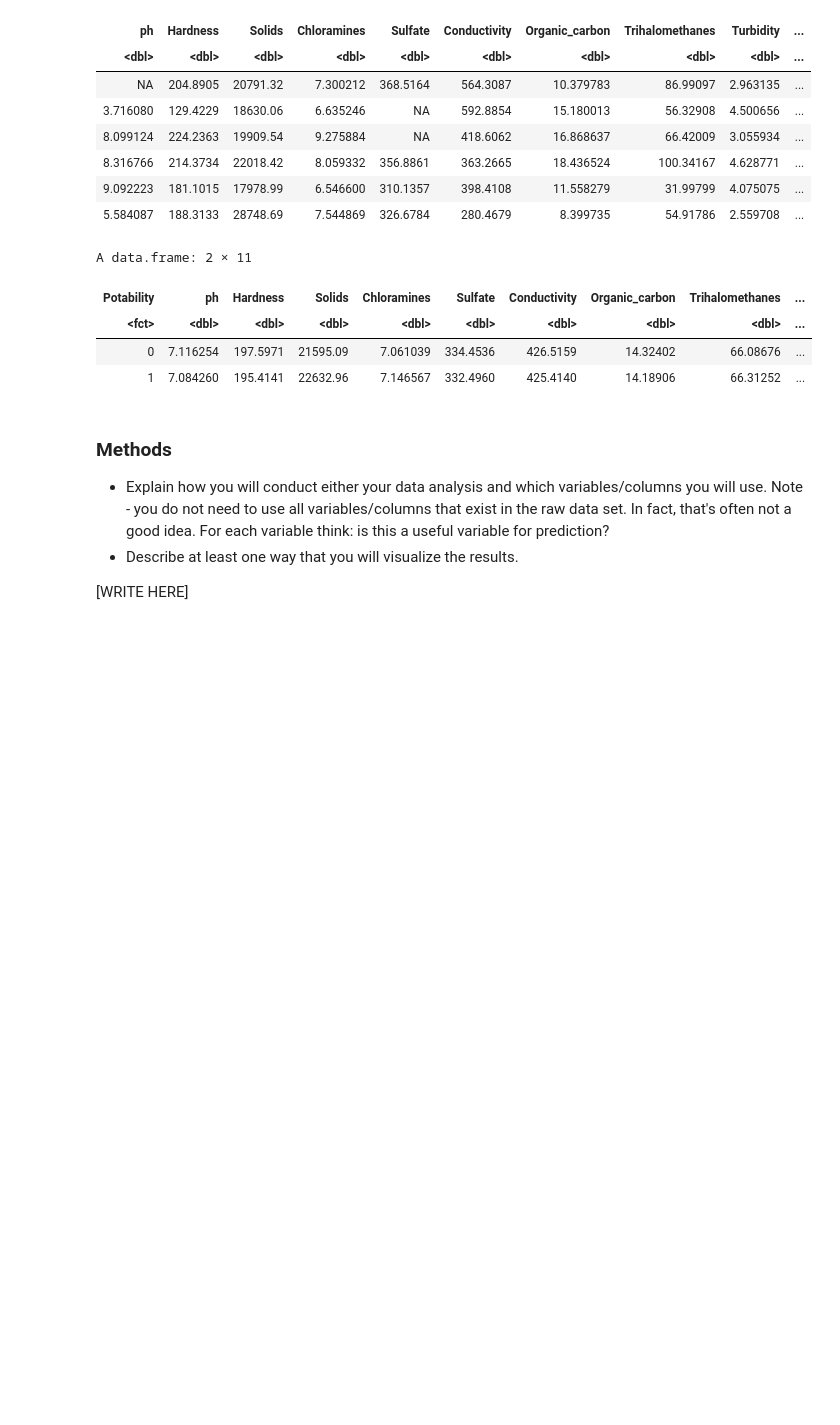
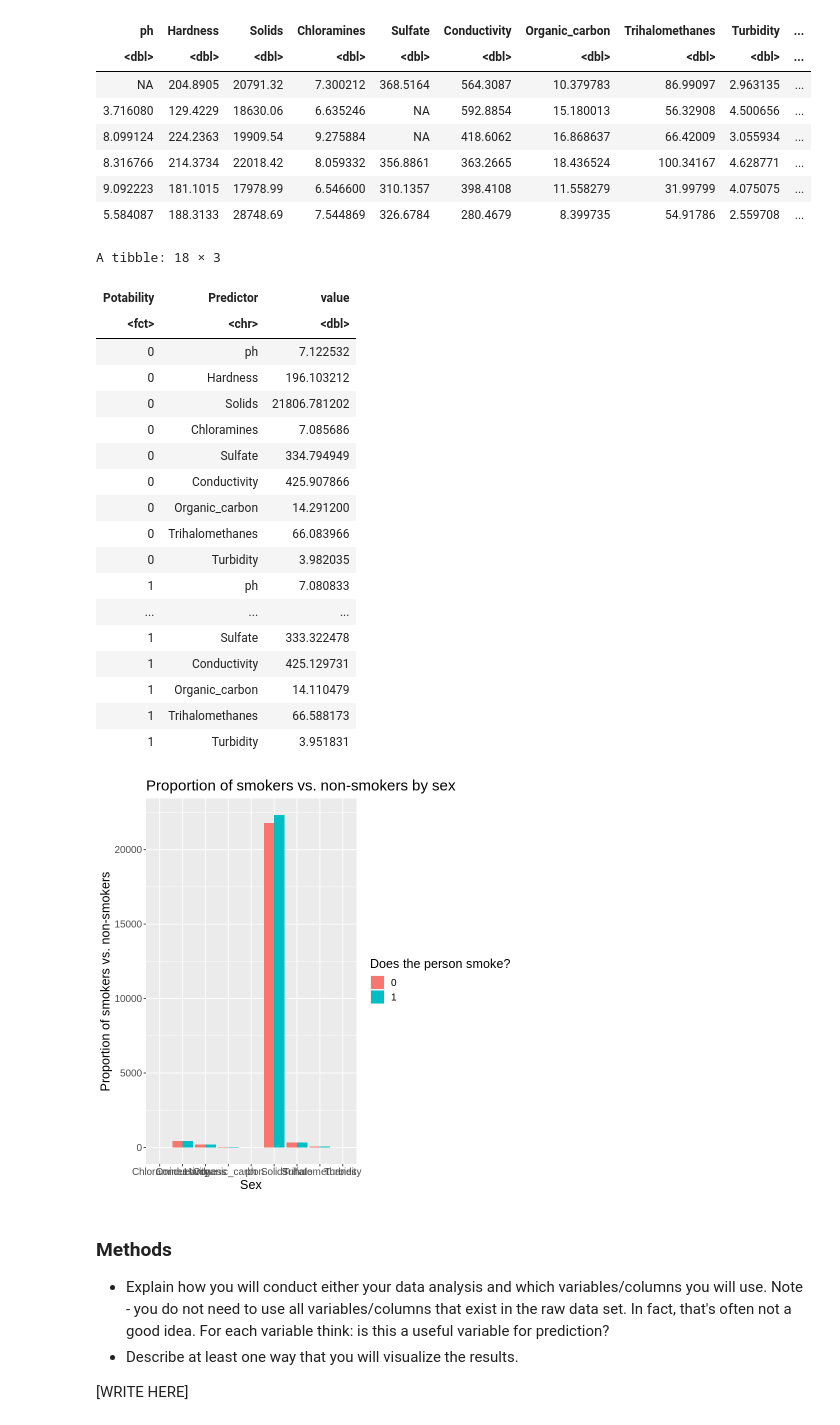
Before and after one commit to kashish1928/Dsci100_Group93_, a Jupyter notebook: Project_Proposal.ipynb, the cells around one changed output. Cells and saved outputs as stored; diff of their text form; code cells hidden in the pictures; blank space fills up the shorter version.

Commit message:
Basic bar plot

```diff
--- a/Project_Proposal.ipynb
+++ b/Project_Proposal.ipynb
@@ -83,31 +83,57 @@ A tibble: 6 × 10
 # %%
 water_split <- water_potability_raw |>
     initial_split(prop = 0.75, strata = Potability)
 
 water_train <- training(water_split)
 
 summary_table <- water_train |>
     group_by(Potability) |>
     summarize(across(ph:Turbidity, mean, na.rm=TRUE))
 
 
 summary_rowcount <- water_train |>
     group_by(Potability) |>
     summarize(n = n())
 
-summary_table <- summary_table |>
+summary_table_with_n <- summary_table |>
     merge(summary_rowcount)
 
-summary_table
+summary_table_longer <- summary_table |>
+    pivot_longer(c(ph, Hardness, Solids, Chloramines, Sulfate, Conductivity, Organic_carbon, Trihalomethanes, Turbidity), names_to = "Predictor")
 
-bar_plot <- summary_table |>
-    ggplot(aes(x = c(), fill = Potability
+summary_table_longer
+
+bar_plot <- summary_table_longer |>
+    ggplot(aes(x = Predictor, y = value, fill = Potability)) +
+    geom_bar(position = 'dodge', stat = "Identity") +
+    xlab("Sex") +
+    ylab("Proportion of smokers vs. non-smokers") +
+    labs(fill = "Does the person smoke?") +
+    ggtitle("Proportion of smokers vs. non-smokers by sex") +
+    theme(text = element_text(size = 15))
+
+bar_plot
 # %% [output]
-A data.frame: 2 × 11
+A tibble: 18 × 3
-| Potability | ph | Hardness | Solids | Chloramines | Sulfate | Conductivity | Organic_carbon | Trihalomethanes | ... |
-| <fct> | <dbl> | <dbl> | <dbl> | <dbl> | <dbl> | <dbl> | <dbl> | <dbl> | ... |
-| 0 | 7.116254 | 197.5971 | 21595.09 | 7.061039 | 334.4536 | 426.5159 | 14.32402 | 66.08676 | ... |
-| 1 | 7.084260 | 195.4141 | 22632.96 | 7.146567 | 332.4960 | 425.4140 | 14.18906 | 66.31252 | ... |
+| Potability | Predictor | value |
+| <fct> | <chr> | <dbl> |
+| 0 | ph | 7.122532 |
+| 0 | Hardness | 196.103212 |
+| 0 | Solids | 21806.781202 |
+| 0 | Chloramines | 7.085686 |
+| 0 | Sulfate | 334.794949 |
+| 0 | Conductivity | 425.907866 |
+| 0 | Organic_carbon | 14.291200 |
+| 0 | Trihalomethanes | 66.083966 |
+| 0 | Turbidity | 3.982035 |
+| 1 | ph | 7.080833 |
+| ... | ... | ... |
+| 1 | Sulfate | 333.322478 |
+| 1 | Conductivity | 425.129731 |
+| 1 | Organic_carbon | 14.110479 |
+| 1 | Trihalomethanes | 66.588173 |
+| 1 | Turbidity | 3.951831 |
+[figure, added]
 # %% [markdown]
 ### Methods
 * Explain how you will conduct either your data analysis and which variables/columns you will use. Note - you do not need to use all variables/columns that exist in the raw data set. In fact, that's often not a good idea. For each variable think: is this a useful variable for prediction?
```
